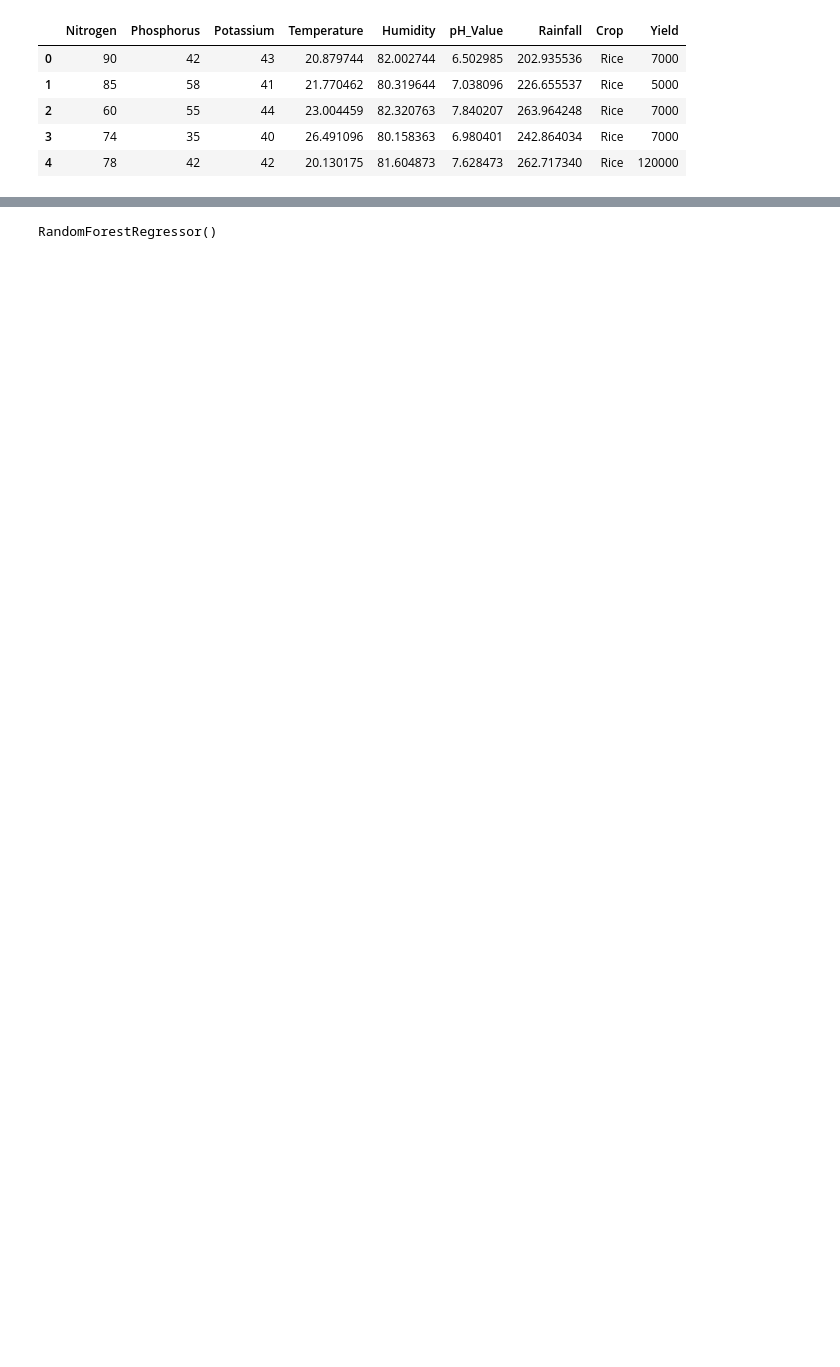
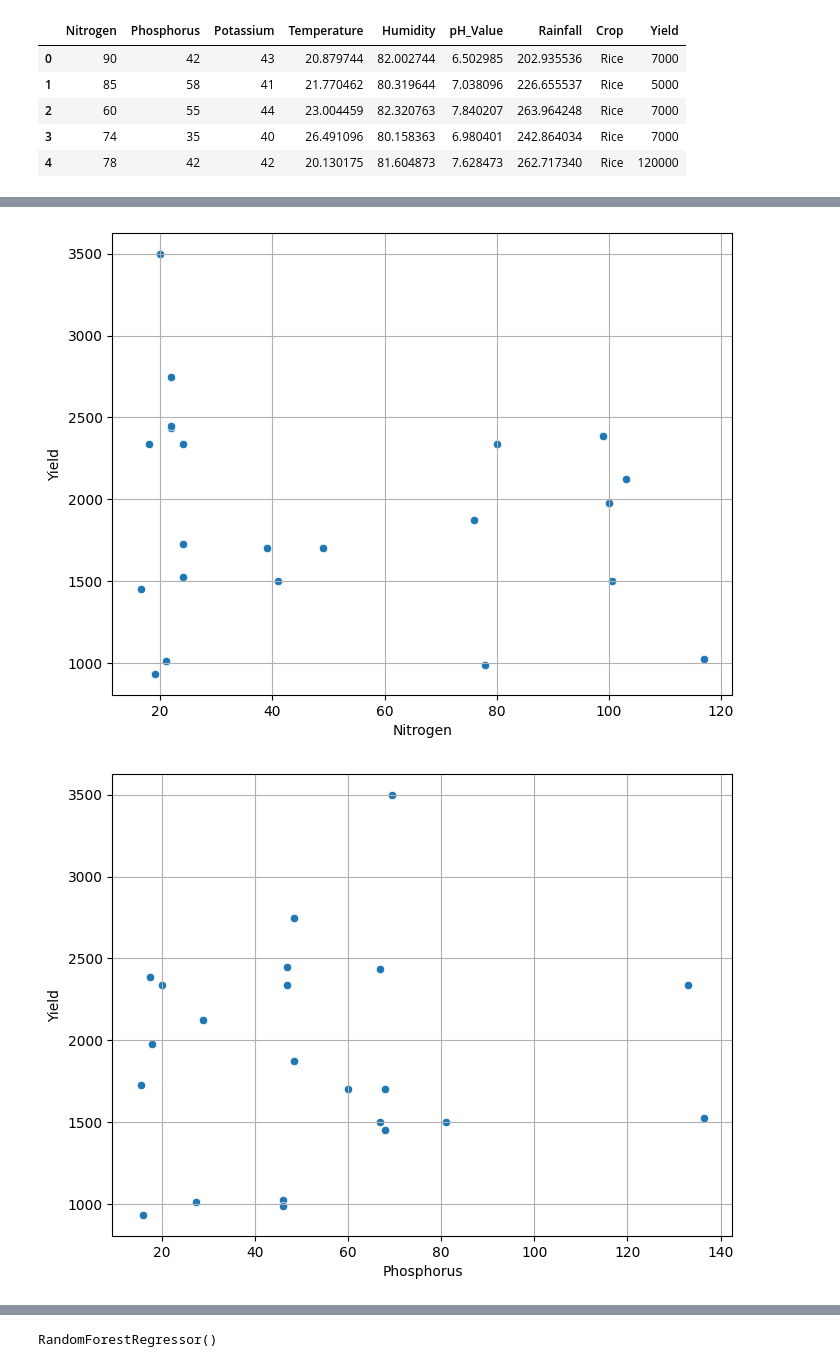
Before and after one commit to reflexftw/yield_wise, a Jupyter notebook: crop_yield_pred.ipynb, the cells around one changed output, grey strips where cells are left out. Saved outputs shown, nothing was run; the diff lists cells and outputs as text; code cells hidden in the pictures; blank space fills up the shorter version.

```diff
--- a/crop_yield_pred.ipynb
+++ b/crop_yield_pred.ipynb
@@ -127,0 +117,26 @@ X.head()
+# %%
+
+
+features = ['Nitrogen','Phosphorus','Potassium','Temperature','Humidity','pH_Value','Rainfall']
+for feature in features:
+    plt.figure(figsize=(8, 6))
+    sns.scatterplot(data=df, x=crop_summary[feature], y=crop_summary['Yield'])
+    plt.grid(True)
+    plt.show()
+
+
+# sns.scatterplot(data=crop_summary, x='Rainfall', y='Yield')
+# plt.title('Rainfall vs. Yield', fontsize=14)
+# plt.xlabel('Rainfall', fontsize=12)
+# plt.ylabel('Yield', fontsize=12)
+# plt.grid(True)
+
+# plt.figure(figsize=(8,6))
+# sns.scatterplot(data=crop_summary, x='Nitrogen', y='Yield')
+# plt.title('Nitrogen vs. Yield', fontsize=14)
+# plt.xlabel('Nitrogen', fontsize=12)
+# plt.ylabel('Yield', fontsize=12)
+# plt.grid(True)
+# %% [output]
+[figure, added]
+[figure, added]
```
Also changed, not shown: parts of 29 cells of this notebook.
